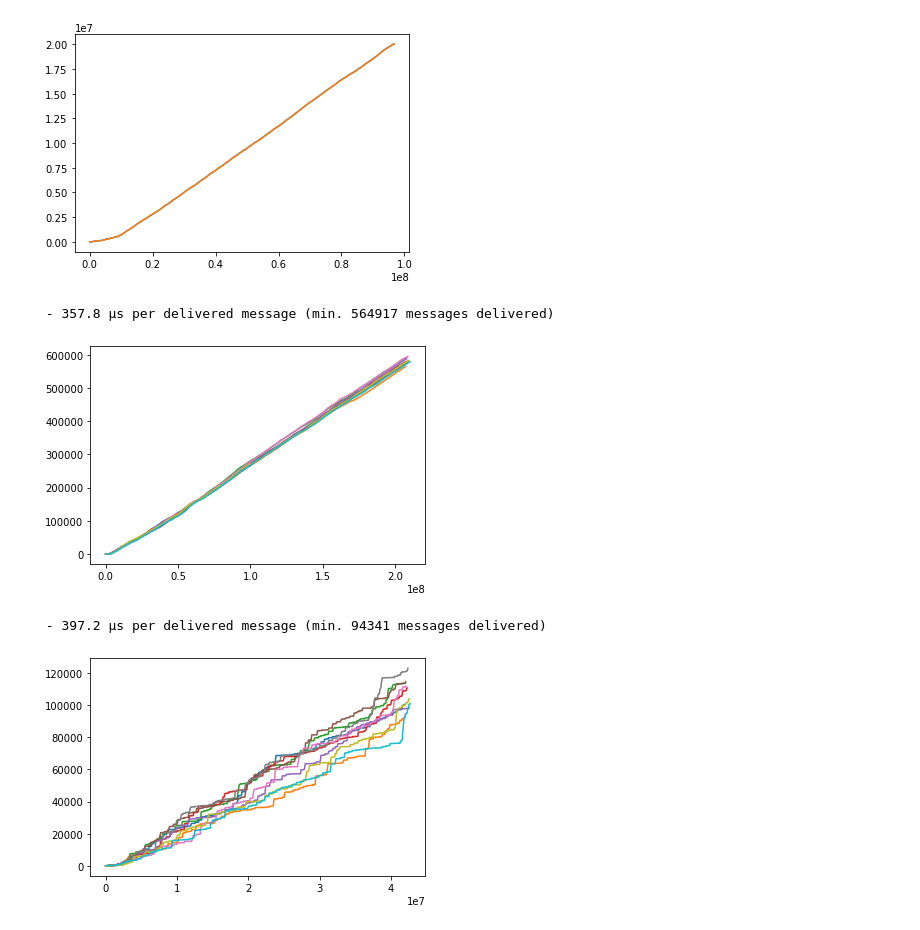
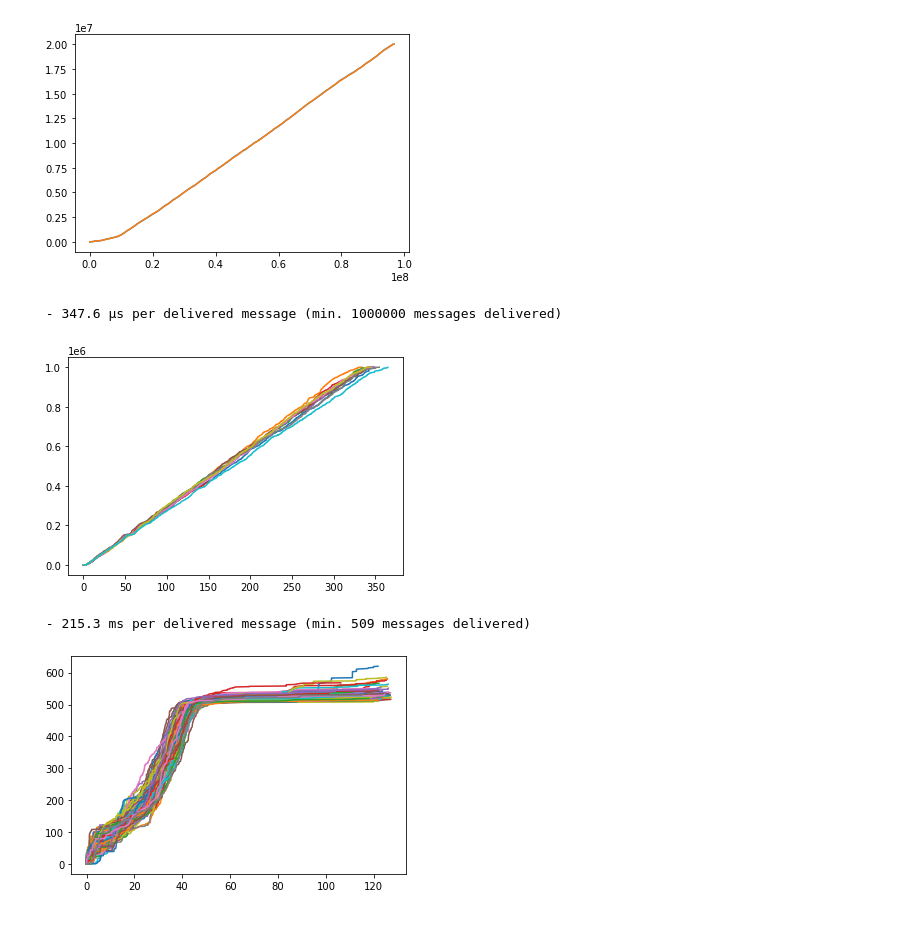
Before and after one commit to robinmamie/distributed-algorithms, a Jupyter notebook: timings.ipynb, the cells around one changed output. Cells and saved outputs as stored; diff of their text form; code cells hidden in the pictures.

```diff
--- a/timings.ipynb
+++ b/timings.ipynb
@@ -10,7 +10,7 @@ def graph(n, to_ignore=[], broadcast=[]):
             lines = f.readlines()
         ms = [int(l.strip())*1e-3 for l in lines]
 
-        p = plt.plot(ms, range(len(ms)))
+        p = plt.plot([x/1e6 for x in ms], range(len(ms)))
         if broadcast:
             plt.axvline(x=broadcast[i], color=p[0].get_color())
         timings.append(ms[-1]/len(ms))
@@ -36,10 +36,10 @@ graph(2)
 # %%
 graph(10)
 # %% [output]
- - 357.8 µs per delivered message (min. 564917 messages delivered)
+ - 347.6 µs per delivered message (min. 1000000 messages delivered)
-[figure, old version]
+[figure, new version]
 # %%
-graph(10)
+graph(128)
 # %% [output]
- - 397.2 µs per delivered message (min. 94341 messages delivered)
+ - 215.3 ms per delivered message (min. 509 messages delivered)
-[figure, old version]
+[figure, new version]
```
Also changed, not shown: 6 other files.
